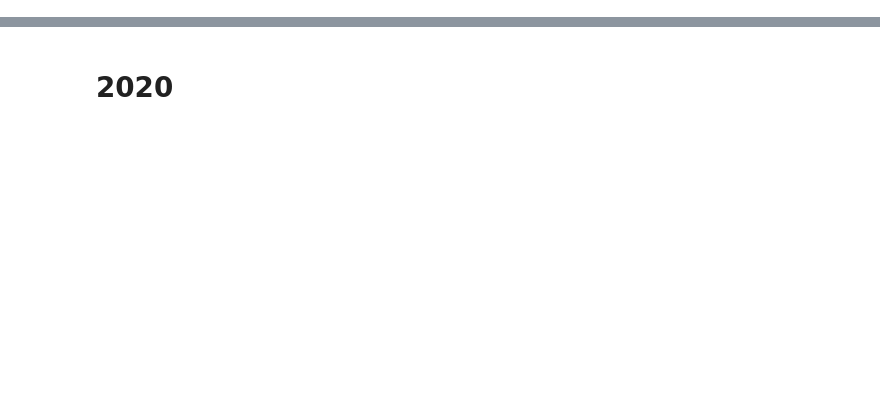
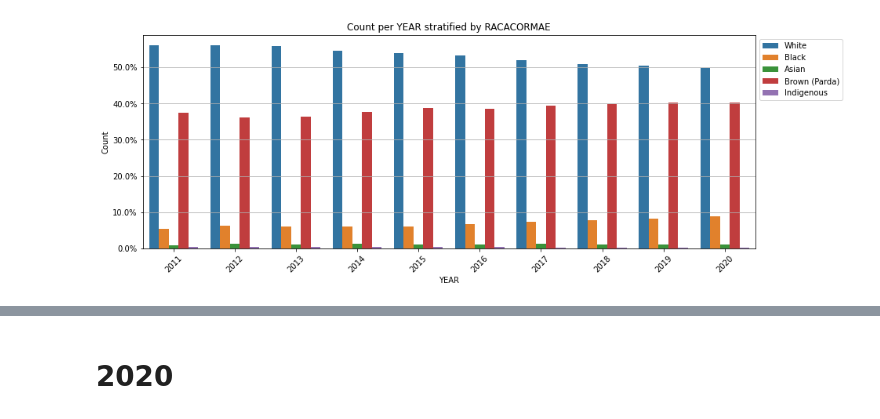
Before and after one commit to Kotzly/DS4H_Course, a Jupyter notebook: notebooks/DS4H_full.ipynb, the cells around one changed output, grey strips where cells are left out. Saved outputs shown, nothing was run; the diff lists cells and outputs as text; code cells hidden in the pictures; blank space fills up the shorter version.

```diff
--- a/notebooks/DS4H_full.ipynb
+++ b/notebooks/DS4H_full.ipynb
@@ -121,4 +322,6 @@ pct_plot(df, "YEAR", "MUNNAME", percentage=True, y_logscale=True)
 # %%
-pct_plot(df, "YEAR", "RACACOR", percentage=True)
+pct_plot(df, "YEAR", "RACACORMAE", percentage=True)
+# %% [output]
+[figure, added]
 # %%
 pct_plot(df, "YEAR", "ESTCIVMAE", percentage=True)
```
Also changed, not shown: parts of 29 cells of this notebook.
